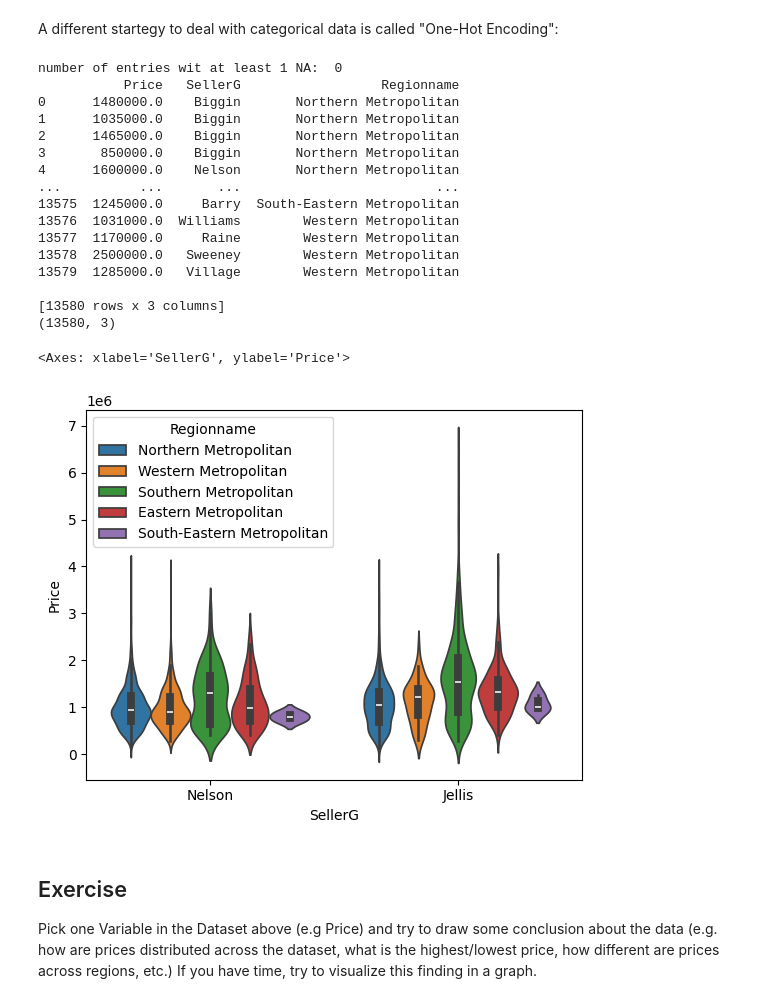
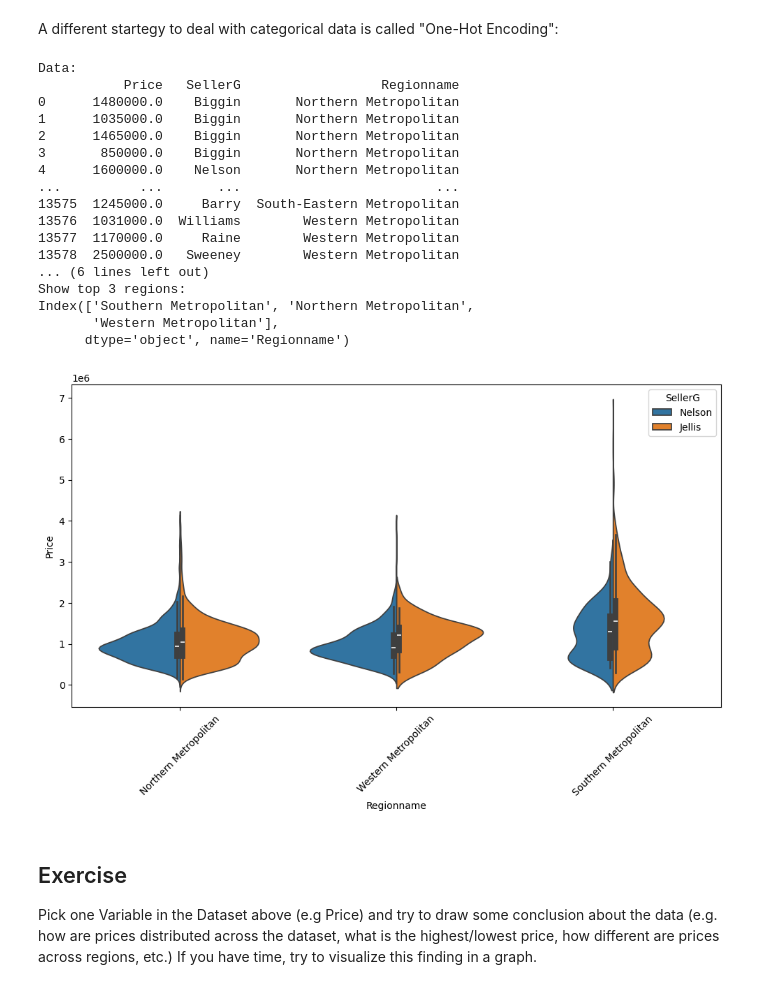
Before and after one commit to naica922/uek_259_MachieneLearning, a Jupyter notebook: demos/03_Data_Preprocessing.ipynb, the cells around one changed output. Cells and saved outputs as stored; diff of their text form; code cells hidden in the pictures.

```diff
--- a/demos/03_Data_Preprocessing.ipynb
+++ b/demos/03_Data_Preprocessing.ipynb
@@ -175,48 +175,51 @@ df[["Suburb","Suburb_encoded"]].astype("category")
 # %% [markdown]
 A different startegy to deal with categorical data is called "One-Hot Encoding":
 # %%
-print ("number of entries wit at least 1 NA: ", sum(df.isnull().any(axis=1)))
-df.dropna().shape
-
-# Print the data and the structure of it
+print('Data:')
 print(df)
 print(df.shape)
 
 # Remove all columns expecpt for price, SellerG and regionName
 df = df[["Price", "SellerG", "Regionname"]]
 df
 
 # Count how much things every seller sells and find the top 2 sellers
 top_sellers = df.groupby("SellerG").count().sort_values("Price",ascending=False).head(2).index
 top_sellers
+print('Show top 2 sellers:')
+print(top_sellers)
 
 # Count how many houses are in what country
-df.groupby("Regionname").count().sort_values("Price",ascending=False).head(2).index
+top_regions = df.groupby("Regionname").count().sort_values("Price",ascending=False).head(3).index
+print('Show top 3 regions:')
+print(top_regions)
 
-# Only show the columns that contain the top 3 sellers
-df[df["SellerG"].isin(top_sellers)]
+# Display a violin diagram with seaborn x = the top 3 regionnames, y = the prices and left and right the top 2 sellers
+filtered_df = df[(df["SellerG"].isin(top_sellers)) & (df["Regionname"].isin(top_regions))]
 
-# Display a violin diagram with seaborn x = the top 3 sellers and top 3 regions, y = the prices
-sns.violinplot(x="SellerG", y="Price", hue="Regionname", data=df[df["SellerG"].isin(top_sellers)])
+plt.figure(figsize=(12, 6))
+sns.violinplot(x="Regionname", y="Price", hue="SellerG", data=filtered_df, split=True)
+plt.xticks(rotation=45)
+plt.show()
 # %% [output]
-number of entries wit at least 1 NA:  0
+Data:
            Price   SellerG                  Regionname
 0      1480000.0    Biggin       Northern Metropolitan
 1      1035000.0    Biggin       Northern Metropolitan
 2      1465000.0    Biggin       Northern Metropolitan
 3       850000.0    Biggin       Northern Metropolitan
 4      1600000.0    Nelson       Northern Metropolitan
 ...          ...       ...                         ...
 13575  1245000.0     Barry  South-Eastern Metropolitan
 13576  1031000.0  Williams        Western Metropolitan
 13577  1170000.0     Raine        Western Metropolitan
 13578  2500000.0   Sweeney        Western Metropolitan
-13579  1285000.0   Village        Western Metropolitan
-
-[13580 rows x 3 columns]
-(13580, 3)
+... (6 lines left out)
+Show top 3 regions:
+Index(['Southern Metropolitan', 'Northern Metropolitan',
+       'Western Metropolitan'],
+      dtype='object', name='Regionname')
-<Axes: xlabel='SellerG', ylabel='Price'>
-[figure, old version]
+[figure, new version]
 # %% [markdown]
 ## Exercise
 
```
